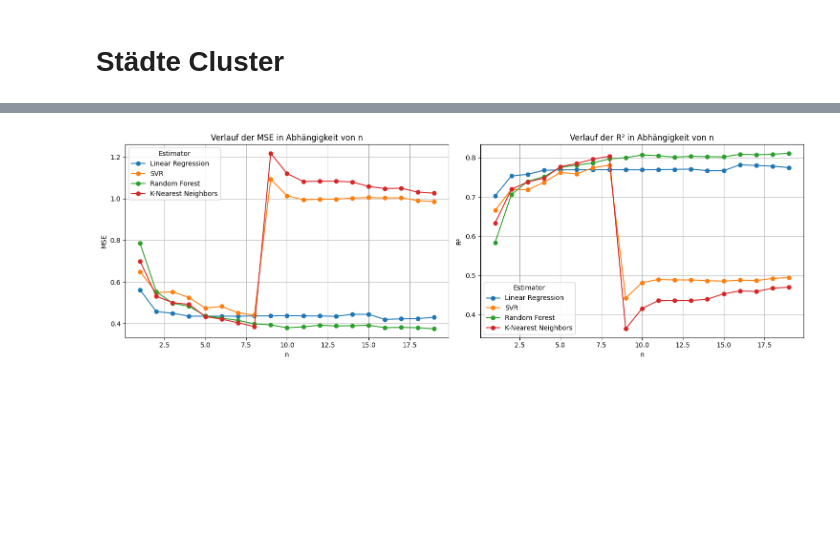
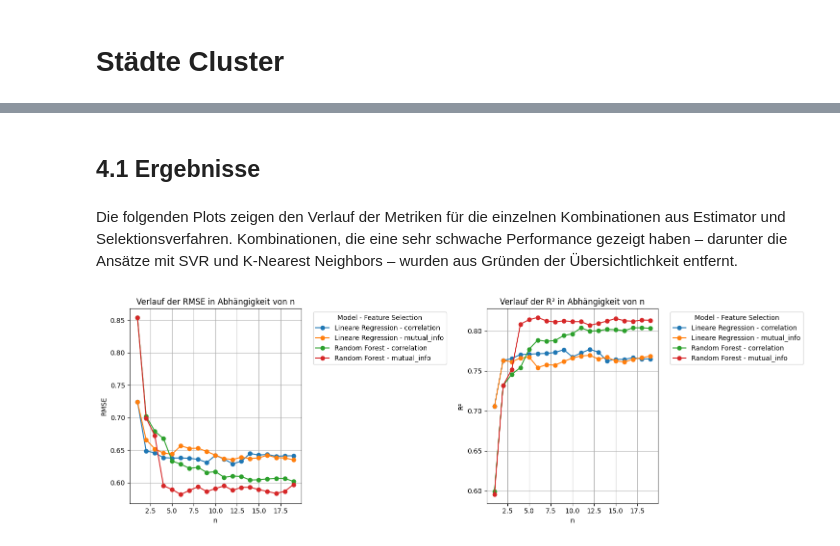
Before and after one commit to GehriJan/data-science-exam, a Jupyter notebook: data_science_exam.ipynb, the cells around one changed output, grey strips where cells are left out. Drawn from its saved outputs; the diff is of its cells as text; code cells hidden in the pictures; blank space fills up the shorter version.

```diff
--- a/data_science_exam.ipynb
+++ b/data_science_exam.ipynb
@@ -195,6 +62,7 @@ import pycountry_convert as pc
 
 # Umwandlung der Ländernamen in Länderkürzel
 def country_name_to_alpha2(country_name):
+    # Ausnahmen für Länder, die nicht in pycountry_convert enthalten sind
     exceptions = {
         "Bosnia And Herzegovina": "BA",
         "Trinidad And Tobago": "TT",
@@ -206,4 +74,4 @@ def country_name_to_alpha2(country_name):
         return exceptions[country_name]
     return pc.country_name_to_country_alpha2(country_name)
 
-df["alpha2"] = df["country"].apply(country_name_to_alpha2)
+df.loc[:, "alpha2"] = df["country"].apply(country_name_to_alpha2)
@@ -215,6 +78,7 @@ See the caveats in the documentation: https://pandas.pydata.org/pandas-docs/stab
 # %%
 # Umwandlung der Länderkürzel in Kontinentkürzel und -namen
 def alpha2_to_continent(alpha2):
+    # Ausnahmen für Länder, die nicht in pycountry_convert enthalten sind
     exceptions = {
         "BA": "Europe",
         "TT": "South America",
@@ -228,4 +92,4 @@ def alpha2_to_continent(alpha2):
     continent_name = pc.convert_continent_code_to_continent_name(continent_code)
     return continent_name
 
-df["continent"] = df["alpha2"].apply(alpha2_to_continent)
+df.loc[:, "continent"] = df["alpha2"].apply(alpha2_to_continent)
@@ -361,5 +220,10 @@ with rasterio.open(raster_datei) as src:
     fig, ax = plt.subplots(figsize=(10, 10))
     show(src, ax=ax, title="Höhenkarte")
     plt.show()
+
+    # Ausgabe der Auflösung in Bogensekunden (arc seconds)
+    resolution = src.res[0]  # Annahme: quadratische Pixel
+    arc_sec = resolution   # Umrechnung von Grad in Bogensekunden
+    print(f"Auflösung: {arc_sec:.2f} arc seconds")
 # %% [output]
 [figure]
@@ -760,7 +596,0 @@ visualize_clusters(data_to_cluster, cluster_dict[("KMeans", 10)], plotly=True, d
-# %%
-n = 5  # Anzahl der höchsten Korrelationen, die ausgewählt werden sollen
-
-correlation_with_target = numeric_columns.corr()["apples"].abs()
-correlation_with_target.drop("apples", inplace=True)  # Remove self-correlation
-top_n_correlations = correlation_with_target.nlargest(n).index.tolist()
-top_n_correlations
@@ -833,31 +767,41 @@ results_df
+# %% [markdown]
+## 4.1 Ergebnisse
+# %% [markdown]
+
+Die folgenden Plots zeigen den Verlauf der Metriken für die einzelnen Kombinationen aus Estimator und Selektionsverfahren. Kombinationen, die eine sehr schwache Performance gezeigt haben – darunter die Ansätze mit SVR und K-Nearest Neighbors – wurden aus Gründen der Übersichtlichkeit entfernt.
 # %%
 import matplotlib.pyplot as plt
 
 # Erstelle eine Liste der Metriken
-metrics = ["MSE", "R²"]
+metrics = ["RMSE", "R²"]
 
 # Erstelle eine Figure mit Subplots
 fig, axes = plt.subplots(1, len(metrics), figsize=(15, 5), sharex=True)
 
 # Iteriere über die Metriken und erstelle für jede einen separaten Plot
 for i, metric in enumerate(metrics):
     ax = axes[i]
-    for model in results_df.index.get_level_values("Model").unique():
-        subset = results_df.loc[(slice(None), model), :]
+    for (model, feature_selection), subset in results_df.groupby(["Modell", "Feature-Auswahl"]):
+
+        if model in ["SVR", "K-Nearest Neighbors"]:
+            continue
+        if feature_selection in ["f_regression"]:
+            continue
+
         ax.plot(
-            subset.index.get_level_values("n"),
+            subset["n"],
             subset[metric],
             marker="o",
-            label=model
+            label=f"{model} - {feature_selection}"
         )
     ax.set_title(f"Verlauf der {metric} in Abhängigkeit von n")
     ax.set_xlabel("n")
     ax.set_ylabel(metric)
-    ax.legend(title="Estimator")
+    ax.legend(title="Model - Feature Selection", bbox_to_anchor=(1.05, 1), loc='upper left')
     ax.grid(True)
 
 # Passe das Layout an
 plt.tight_layout()
 plt.show()
 # %% [output]
-[figure, old version]
+[figure, new version]
```
Also changed, not shown: parts of 34 cells of this notebook, 3 other files.
